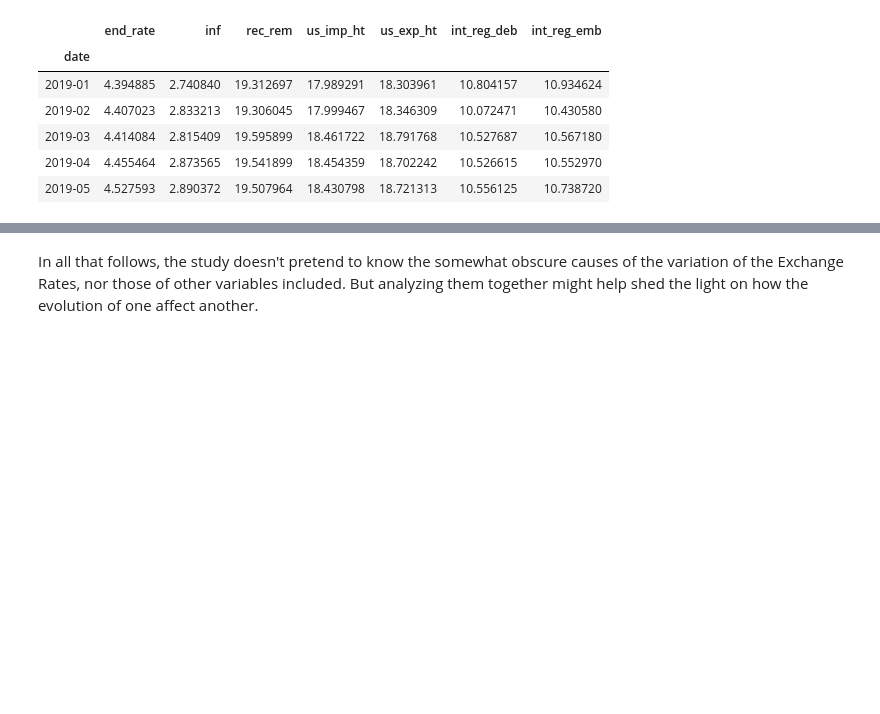
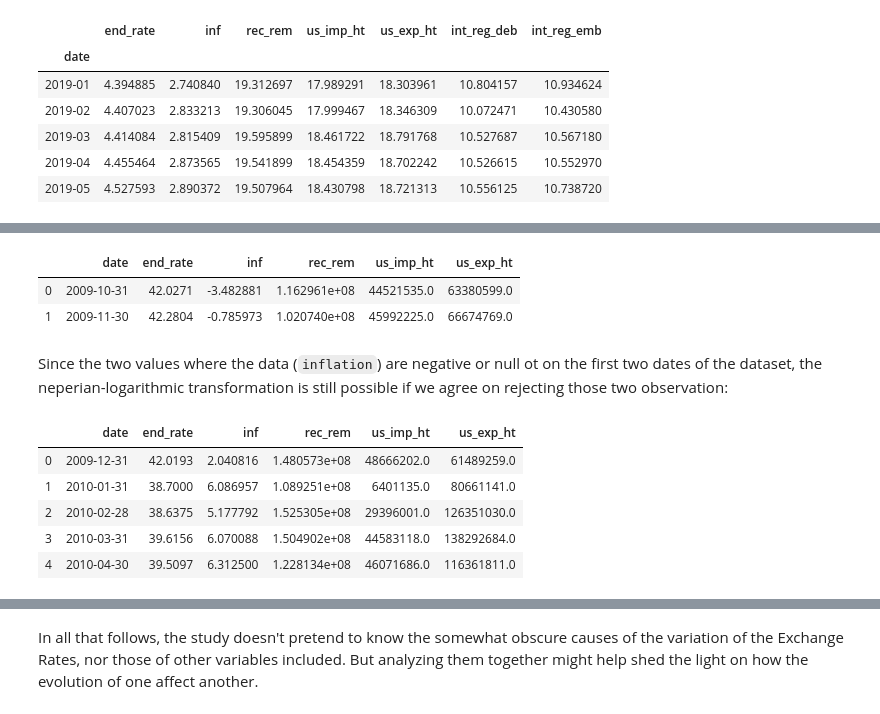
Before and after one commit to gregpinchy/creative-capstone-AA, a Jupyter notebook: time_series.ipynb, the cells around one changed output, grey strips where cells are left out. Cells and saved outputs as stored; diff of their text form; code cells hidden in the pictures; blank space fills up the shorter version.

```diff
--- a/time_series.ipynb
+++ b/time_series.ipynb
@@ -479,0 +557,18 @@ Xtest.head()
+# %%
+newdf[newdf.loc[:,'inf']<=0].head(2)
+# %% [output]
+|  | date | end_rate | inf | rec_rem | us_imp_ht | us_exp_ht |
+| 0 | 2009-10-31 | 42.0271 | -3.482881 | 1.162961e+08 | 44521535.0 | 63380599.0 |
+| 1 | 2009-11-30 | 42.2804 | -0.785973 | 1.020740e+08 | 45992225.0 | 66674769.0 |
+# %% [markdown]
+Since the two values where the data (`inflation`) are negative or null ot on the first two dates of the dataset, the neperian-logarithmic transformation is still possible if we agree on rejecting those two observation:
+# %%
+newdf = newdf.drop(newdf.index[:2]).reset_index(drop=True)
+newdf.head()
+# %% [output]
+|  | date | end_rate | inf | rec_rem | us_imp_ht | us_exp_ht |
+| 0 | 2009-12-31 | 42.0193 | 2.040816 | 1.480573e+08 | 48666202.0 | 61489259.0 |
+| 1 | 2010-01-31 | 38.7000 | 6.086957 | 1.089251e+08 | 6401135.0 | 80661141.0 |
+| 2 | 2010-02-28 | 38.6375 | 5.177792 | 1.525305e+08 | 29396001.0 | 126351030.0 |
+| 3 | 2010-03-31 | 39.6156 | 6.070088 | 1.504902e+08 | 44583118.0 | 138292684.0 |
+| 4 | 2010-04-30 | 39.5097 | 6.312500 | 1.228134e+08 | 46071686.0 | 116361811.0 |
```
Also changed, not shown: parts of 69 cells of this notebook.
